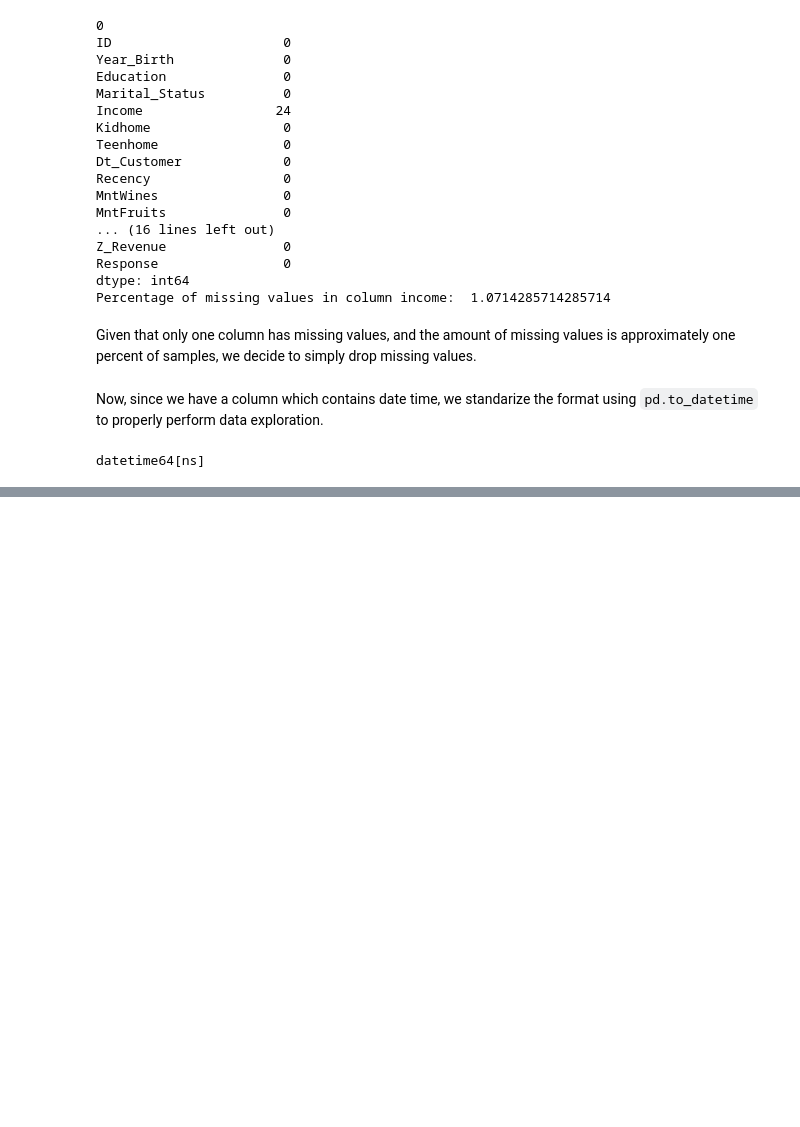
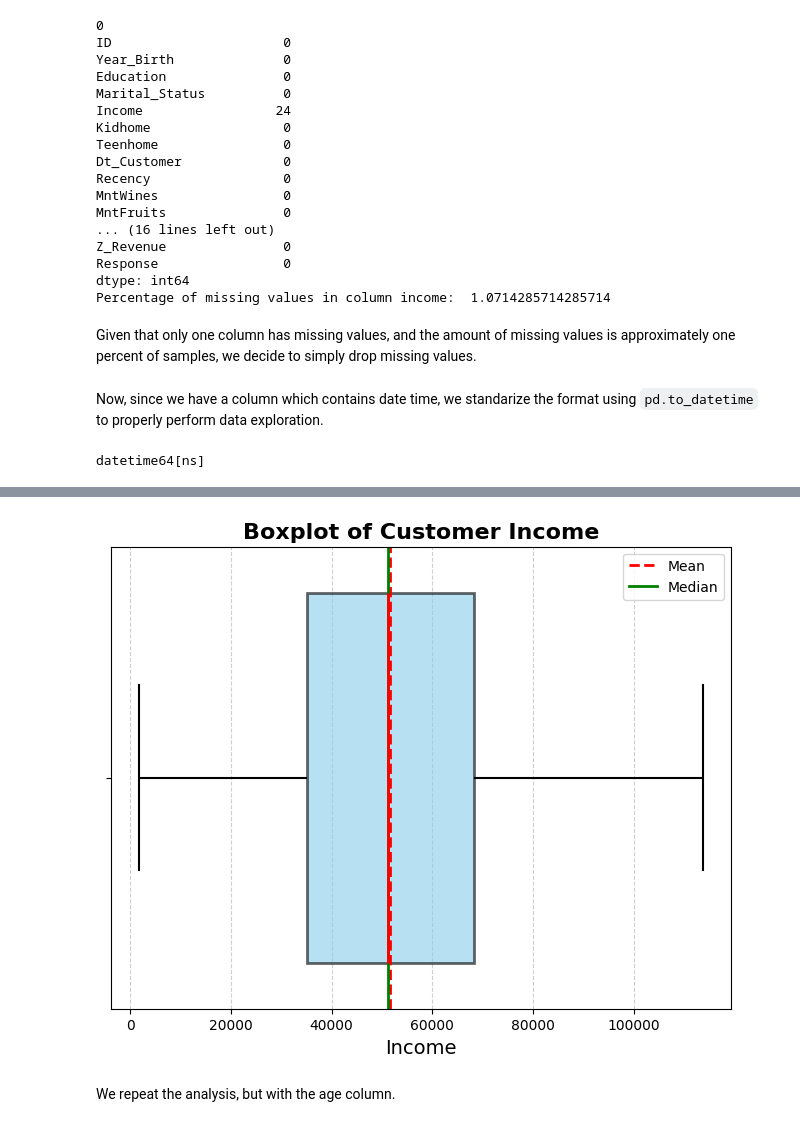
Before and after one commit to valentinpylypchuk/AAA-ML-Project-2025-26, a Jupyter notebook: Project.ipynb, the cells around one changed output, grey strips where cells are left out. Drawn from its saved outputs; the diff is of its cells as text; code cells hidden in the pictures; blank space fills up the shorter version.

```diff
--- a/Project.ipynb
+++ b/Project.ipynb
@@ -135,0 +139,7 @@ datetime64[ns]
+# %%
+#Defining Age from Year_Birth and current year
+data['Age']=2015-data['Year_Birth']
+#Defining months since enrollement
+data['Months_since_enrollement'] = 12.0 * (2015 - data.Dt_Customer.dt.year ) + (1 - data.Dt_Customer.dt.month)
+#Defining total amount spent
+data['Total_mnt']=data['MntWines']+data['MntFruits']+data['MntMeatProducts']+data['MntFishProducts']+data['MntSweetProducts']+data['MntGoldProds']
@@ -135,0 +278,34 @@ datetime64[ns]
+# %%
+plt.figure(figsize=(8,6))
+
+# Advanced boxplot using Seaborn
+sns.boxplot(
+    x=data_no_outliers['Income'],
+    color='lightblue',
+    fliersize=5,          # size of outlier markers
+    linewidth=2,          # line thickness
+    boxprops=dict(facecolor='skyblue', alpha=0.6, edgecolor='black'),
+    medianprops=dict(color='red', linewidth=2),
+    whiskerprops=dict(color='black', linewidth=1.5),
+    capprops=dict(color='black', linewidth=1.5)
+)
+
+# Add title and labels
+plt.title('Boxplot of Customer Income', fontsize=16, weight='bold')
+plt.xlabel('Income', fontsize=14)
+plt.grid(True, axis='x', linestyle='--', alpha=0.6)
+
+# Add mean and annotations
+mean_val = data_no_outliers['Income'].mean()
+median_val = data_no_outliers['Income'].median()
+
+# Lines for average and mean
+plt.axvline(data_no_outliers['Income'].mean(), color='red', linestyle='--', linewidth=2, label='Mean')
+plt.axvline(data_no_outliers['Income'].median(), color='green', linestyle='-', linewidth=2, label='Median')
+
+plt.legend()
+plt.show()
+# %% [output]
+[figure, added]
+# %% [markdown]
+We repeat the analysis, but with the age column.
```
Also changed, not shown: parts of 30 cells of this notebook.
